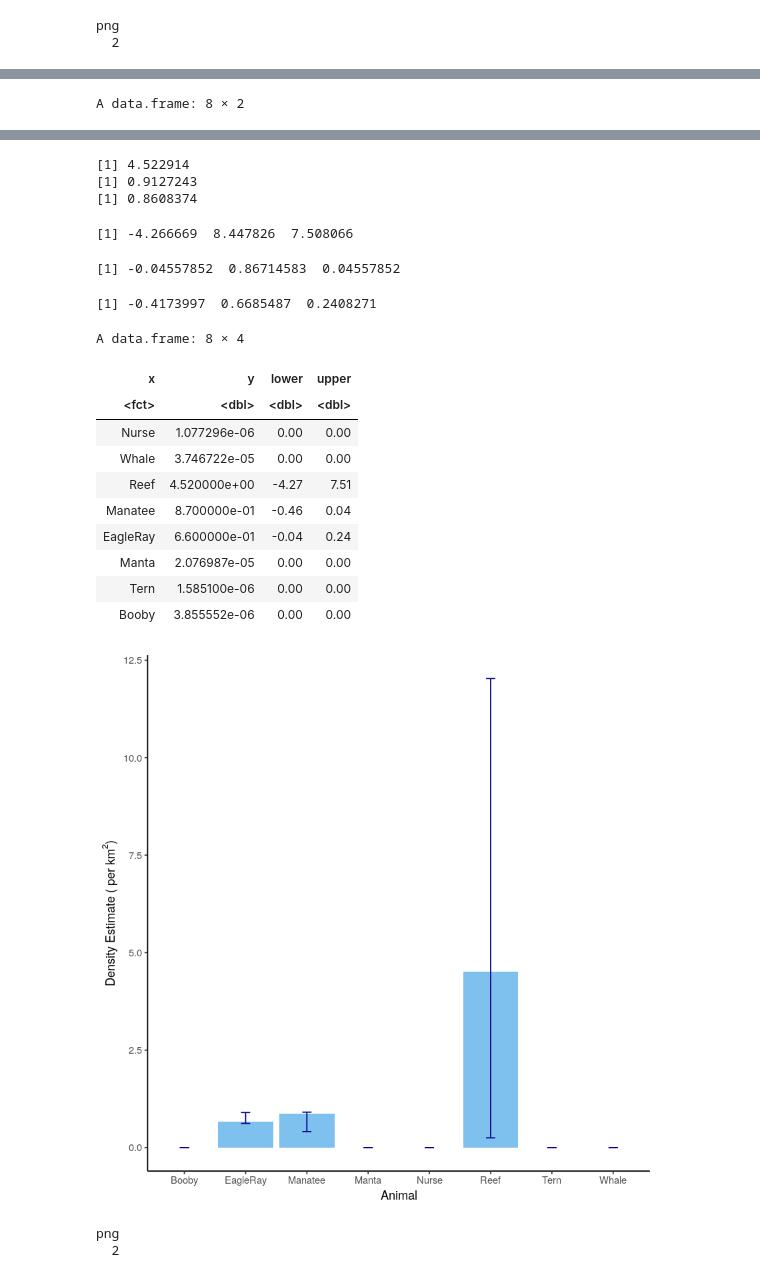
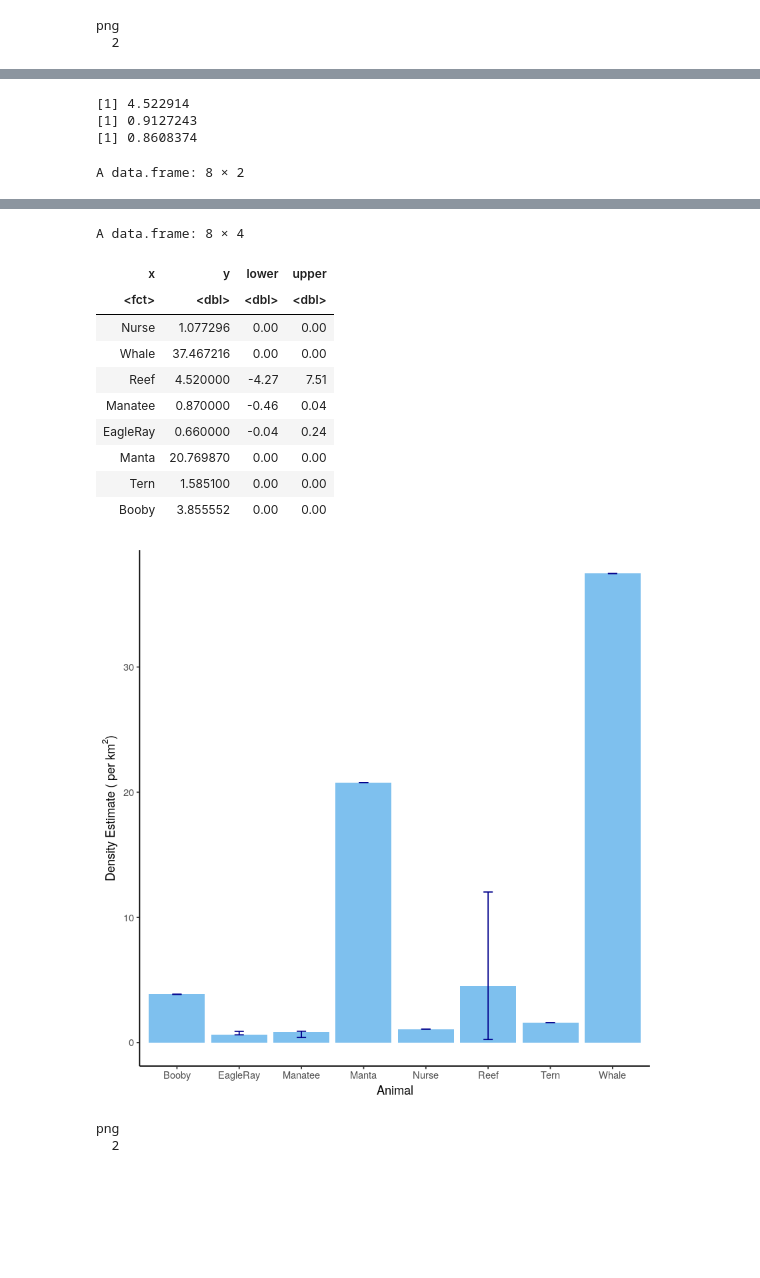
Before and after one commit to EvalImperialforces/CMEE_Thesis, a Jupyter notebook: Code/Revised_RealData_Results.ipynb, the cells around one changed output, grey strips where cells are left out. Drawn from its saved outputs; the diff is of its cells as text; code cells hidden in the pictures; blank space fills up the shorter version.

```diff
--- a/Code/Revised_RealData_Results.ipynb
+++ b/Code/Revised_RealData_Results.ipynb
@@ -797,5 +864,5 @@ A data.frame: 12 × 7
 # %%
-# Species specific area estimates
+# Species specific area estimate
 
 gREMarea <- function(detection_width, v, s, t){
     return(A <- detection_width*(v+s)*t)
@@ -819,9 +886,11 @@ reef_area <- sum(area1, area3, area12)
 
 # Nurse shark
 nurse_area <- gREMarea(g_coverage.h, 9.03, 0.37, 1185)
+nurse_area <-  sapply(nurse_area, function(x) x/1000000)
 
 # Whale shark
 whale_area <- gREMarea(g_coverage.h, 0.42, 0.6, 314)
+whale_area <-  sapply(whale_area, function(x) x/1000000)
 
 # Eagle ray
 # F11
@@ -844,12 +913,15 @@ eagle_area <- sum(area11, area13, area16, area18)
 
 # Manta ray
 manta_area <- gREMarea(g_coverage.h, 0.42, 1.42, 314)
+manta_area <-  sapply(manta_area, function(x) x/1000000)
 
 # Tern
 tern_area <- gREMarea(g_coverage.h, 12.1, 8.5, 735)
+tern_area <-  sapply(tern_area, function(x) x/1000000)
 
 # Booby
 booby_area <- gREMarea(g_coverage.h, 4.01, 10.5, 429)
+booby_area <-  sapply(booby_area, function(x) x/1000000)
 
 # Manatee
 # F15
@@ -859,6 +931,8 @@ area15 <-  sapply(area15, function(x) x/1000000)
 # F17
 area17 <-  gREMarea(n_coverage.h, 14.33, 0.7, 900)
 area17 <-  sapply(area17, function(x) x/1000000)
+
+manatee_area <- sum(area15, area17)
 # %%
 ## Per species estimate using gREM
 
@@ -885,20 +959,18 @@ abootstrap <- function(denv){
 }
 
 
-reef_den <- (4/(area1 + area3 + area12))
+reef_den <- (4/reef_area)
 nurse_den <- (1/nurse_area)
 whale_den <- (1/whale_area)
-eagle_den <- (8/(area11+area13+area16+area18))
+eagle_den <- (8/eagle_area)
 manta_den <- (1/manta_area)
 tern_den <- (2/tern_area)
 booby_den <- (2/booby_area)
-manatee_den <- (4/(area15 + area17))
+manatee_den <- (4/manatee_area)
 
 
 ani_table <- data.frame(x = c('Nurse', 'Whale', 'Reef', 'Manatee','EagleRay', 'Manta','Tern', 'Booby'),
                        y = c(nurse_den, whale_den, 4.52, 0.87, 0.66, manta_den, tern_den, booby_den))
-
-ani_table
 
 
 reef <- abootstrap(c((2/area1), (1/area3), (1/area12)))
@@ -906,15 +978,16 @@ manatee <- abootstrap(c((2/area15), (2/area17)))
 eagle <- abootstrap(c((1/area11), (3/area13), (2/area16), (2/area18)))
 
 
-reef
-manatee
-eagle
+#reef
+#manatee
+#eagle
 
 lower <- c(0,0,-4.27, -0.46 ,-0.04,0,0,0)
 upper <- c(0,0,7.51, 0.04,0.24,0,0,0)
 
 ani_table2 <- cbind(ani_table, lower, upper)
 
+ani_table
 ani_table2
 
 ani_den2 <- ggplot(data = ani_table2, aes(x = x, y = y)) +
@@ -927,6 +1000,9 @@ ani_den2 <- ggplot(data = ani_table2, aes(x = x, y = y)) +
 
 ani_den2
 # %% [output]
-A data.frame: 8 × 2
+[1] 4.522914
+[1] 0.9127243
+[1] 0.8608374
+A data.frame: 8 × 2
 | x | y |
 | <fct> | <dbl> |
@@ -941,21 +1017,15 @@ A data.frame: 8 × 2
-[1] 4.522914
-[1] 0.9127243
-[1] 0.8608374
-[1] -4.266669  8.447826  7.508066
+A data.frame: 8 × 4
-[1] -0.04557852  0.86714583  0.04557852
-[1] -0.4173997  0.6685487  0.2408271
-A data.frame: 8 × 4
 | x | y | lower | upper |
 | <fct> | <dbl> | <dbl> | <dbl> |
-| Nurse | 1.077296e-06 | 0.00 | 0.00 |
-| Whale | 3.746722e-05 | 0.00 | 0.00 |
-| Reef | 4.520000e+00 | -4.27 | 7.51 |
-| Manatee | 8.700000e-01 | -0.46 | 0.04 |
-| EagleRay | 6.600000e-01 | -0.04 | 0.24 |
-| Manta | 2.076987e-05 | 0.00 | 0.00 |
-| Tern | 1.585100e-06 | 0.00 | 0.00 |
-| Booby | 3.855552e-06 | 0.00 | 0.00 |
+| Nurse | 1.077296 | 0.00 | 0.00 |
+| Whale | 37.467216 | 0.00 | 0.00 |
+| Reef | 4.520000 | -4.27 | 7.51 |
+| Manatee | 0.870000 | -0.46 | 0.04 |
+| EagleRay | 0.660000 | -0.04 | 0.24 |
+| Manta | 20.769870 | 0.00 | 0.00 |
+| Tern | 1.585100 | 0.00 | 0.00 |
+| Booby | 3.855552 | 0.00 | 0.00 |
-[figure, old version]
+[figure, new version]
 # %%
 ani_tab2 <- xtable(ani_table2)
 print.xtable(ani_tab2, type = "latex", floating = T, caption.placement = "top", file = "../Results/anir2_table.tex",
```
Also changed, not shown: parts of 8 cells of this notebook, 1 other file.
